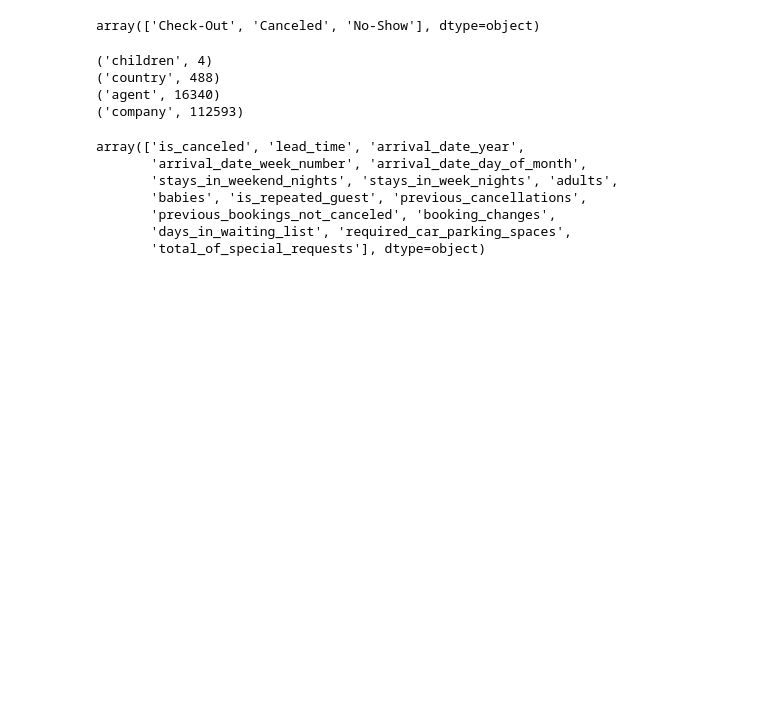
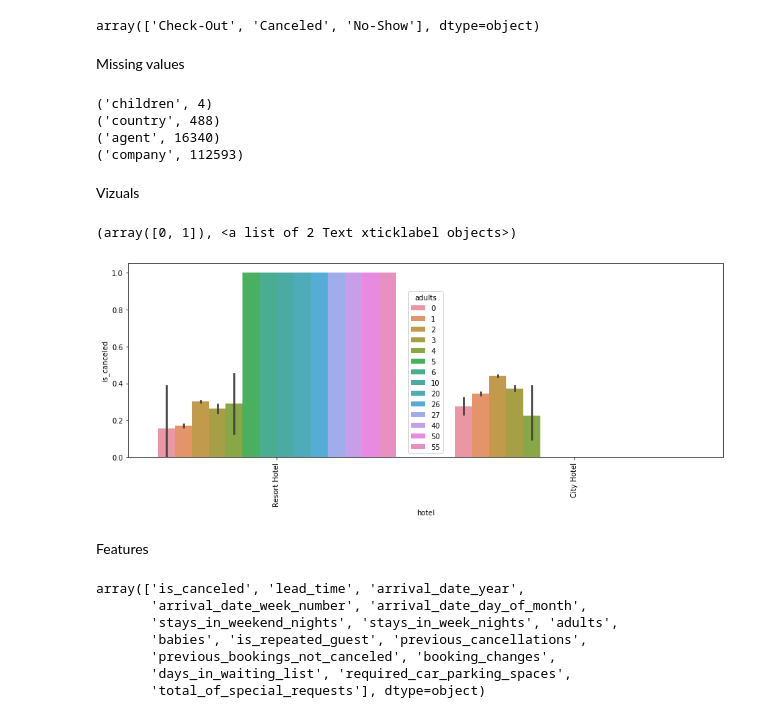
Before and after one commit to JusiaJusia/Machine_Learning, a Jupyter notebook: Dataset preparation .ipynb, the cells around one changed output. Drawn from its saved outputs; the diff is of its cells as text; code cells hidden in the pictures; blank space fills up the shorter version.

Commit message:
data visualization code

```diff
--- a/Dataset preparation .ipynb
+++ b/Dataset preparation .ipynb
@@ -101,6 +101,8 @@ array([ 0,  1,  2,  3, 26, 25, 14,  4, 24, 19,  5, 21,  6, 13, 11],
 dataset.reservation_status.unique()
 # %% [output]
 array(['Check-Out', 'Canceled', 'No-Show'], dtype=object)
+# %% [markdown]
+Missing values
 # %%
 def missing():
     for column in dataset.columns:
@@ -117,3 +119,5 @@ missing()
 ('company', 112593)
 # %%
 dataset = dataset.fillna(-1)
+# %% [markdown]
+Vizuals
@@ -120,3 +126,12 @@ dataset = dataset.fillna(-1)
+# %%
+plt.figure(figsize=(15,5))
+sns.barplot(x='hotel', y='is_canceled', hue='adults', data=dataset)
+plt.xticks(rotation=90)
+# %% [output]
+(array([0, 1]), <a list of 2 Text xticklabel objects>)
+[figure, added]
+# %% [markdown]
+Features
 # %%
 feats = dataset.select_dtypes(include=['integer']).columns.values
 feats
```
Also changed, not shown: parts of 4 cells of this notebook.
